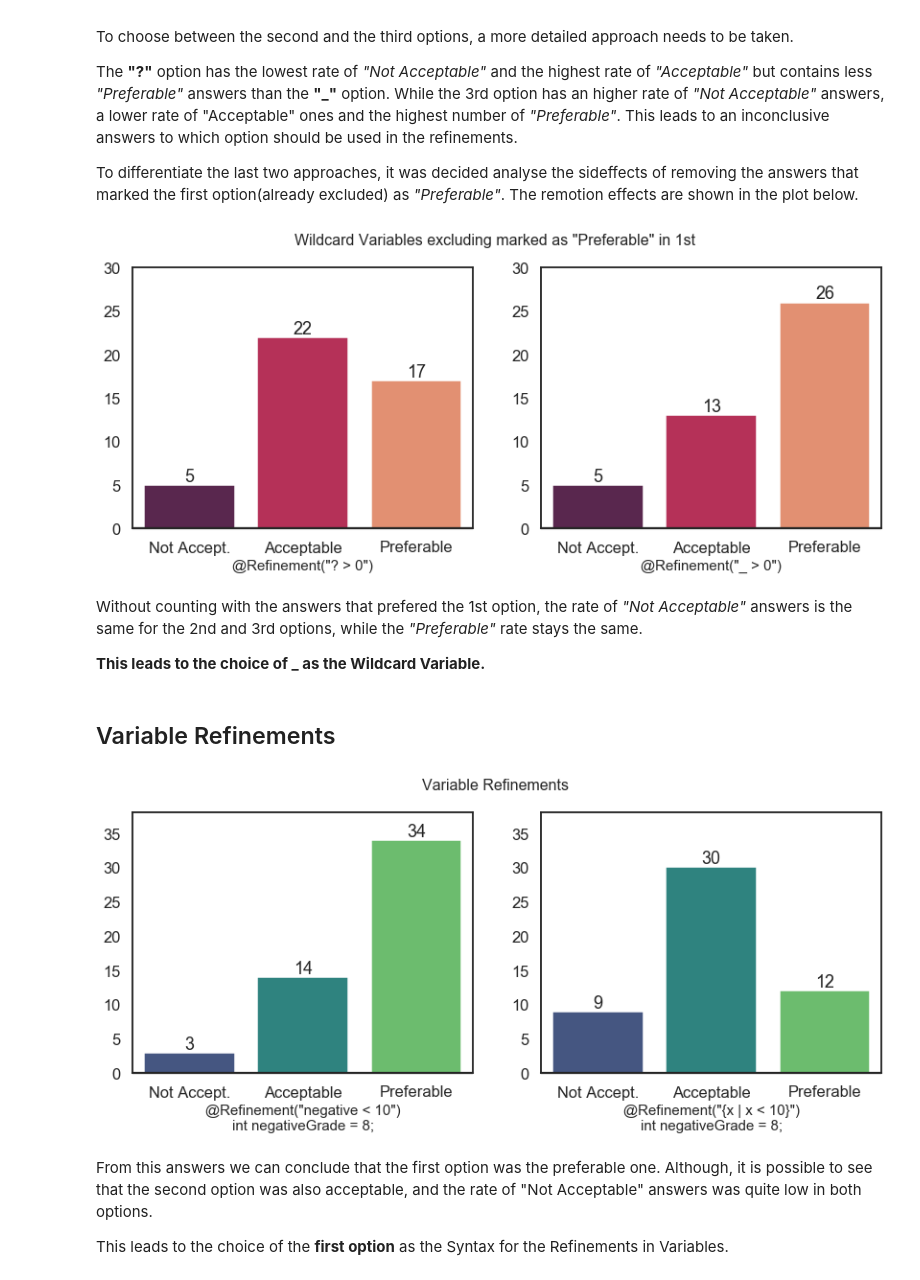
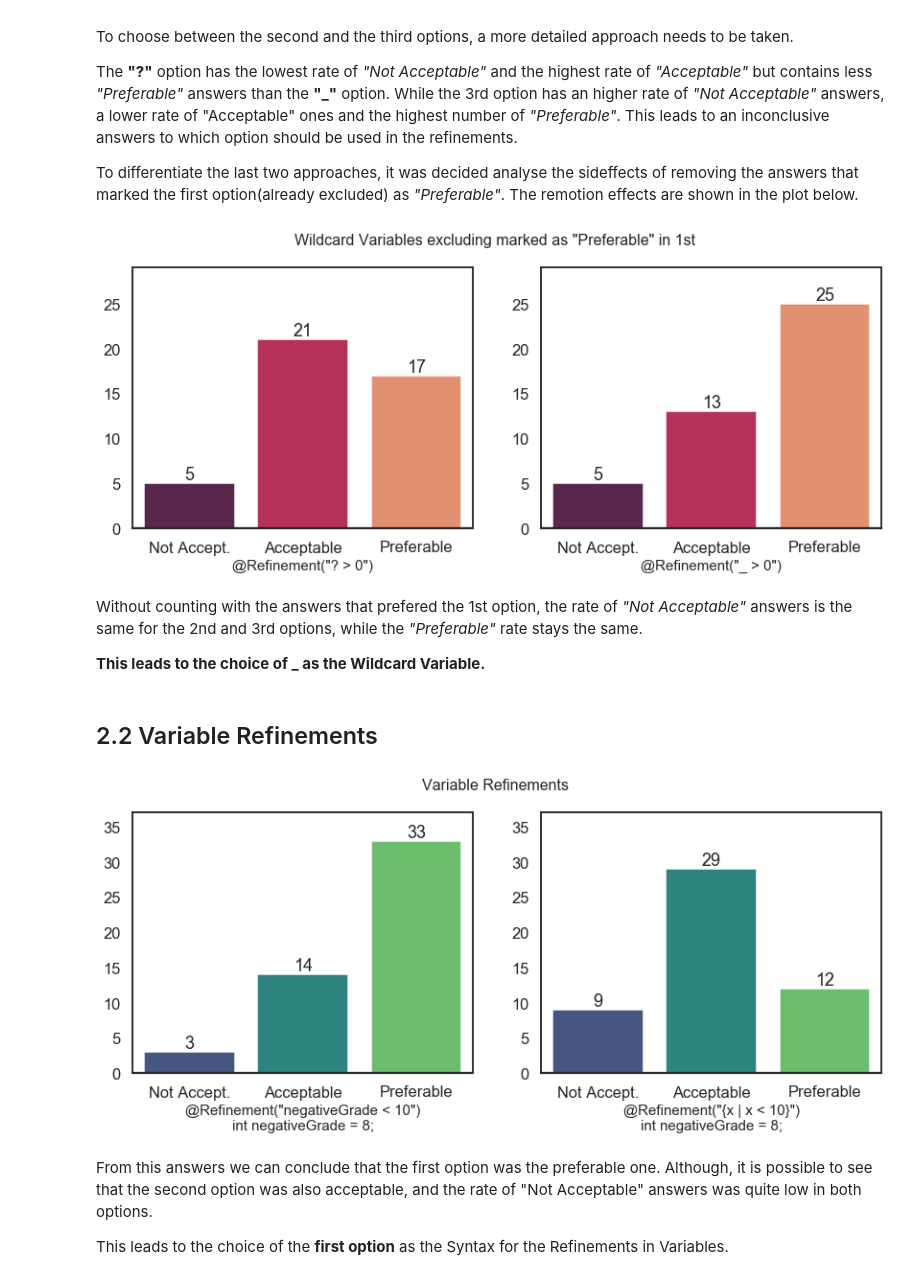
Before and after one commit to CatarinaGamboa/liquidjava, a Jupyter notebook: syntax_survey/analysis.ipynb, the cells around one changed output. Saved outputs shown, nothing was run; the diff lists cells and outputs as text; code cells hidden in the pictures.

```diff
--- a/syntax_survey/analysis.ipynb
+++ b/syntax_survey/analysis.ipynb
@@ -29,6 +29,7 @@ def load_answers (csv_file):
             ans = ans[1:18] #remove timestamp, comments and email
             for i in range(len(ans)) :
                 ans[i] = re.sub('\=.*', '', ans[i])
+                ans[i] = re.sub('"', '', ans[i])
             ans_matrix.append(ans)
     return ans_matrix
 
@@ -38,8 +39,8 @@ print("Number of answers:", len(answers_array),"\n")
 Number of answers: 53
 # %%
 notFamiliar, vagFamiliar, familiar, veryFamiliar = \
-'"Not familiar"', '"Vaguely familiar"', '"Familiar"', '"Very familiar"'
-notAccept, accept, pref = '"Not acceptable"', '"Acceptable"', '"Preferable"'
+'Not familiar', 'Vaguely familiar', 'Familiar', 'Very familiar'
+notAccept, accept, pref = 'Not acceptable', 'Acceptable', 'Preferable'
 fJava, fFun, fJML, fRefs = "fam_java","fam_functional","fam_jml", "fam_refs"
 wildC, var, mets, alias, ghost = "wildcard_", "variables_", "methods_", "alias_", "ghost_"
 
@@ -110,5 +138,5 @@ From these three, two marked the remaining background questions as *"Not Familia
 # %%
 answers_pd = answers_pd.drop(38)
 answers_pd = answers_pd.drop(40)
-#answers_pd = answers_pd.drop(50) #??
+answers_pd = answers_pd.drop(50)
 # %% [markdown]
@@ -197,19 +227,19 @@ answers_pd2.drop(answers_pd2 .loc[answers_pd2["wildcard_0"] == pref].index, inpl
 labelNames = labelNames[1:]
 barsPlot('Wildcard Variables excluding marked as "Preferable" in 1st', labelNames, answers_pd2, wildC, [1,2])
 # %% [output]
-[figure, old version]
+[figure, new version]
 # %% [markdown]
 Without counting with the answers that prefered the 1st option, the rate of *"Not Acceptable"* answers is the same for the 2nd and 3rd options, while the *"Preferable"* rate stays the same.
 
 **This leads to the choice of _ as the Wildcard Variable.**
 # %% [markdown]
-## Variable Refinements
+## 2.2 Variable Refinements
 # %%
-labelNames = ['@Refinement("negative < 10")\nint negativeGrade = 8;',
+labelNames = ['@Refinement("negativeGrade < 10")\nint negativeGrade = 8;',
               ""'@Refinement("{x | x < 10}")\nint negativeGrade = 8;']
 barsPlot("Variable Refinements", labelNames, answers_pd, var, range(2), palette="viridis")
 # %% [output]
-[figure, old version]
+[figure, new version]
 # %% [markdown]
 From this answers we can conclude that the first option was the preferable one. Although, it is possible to see that the second option was also acceptable, and the rate of "Not Acceptable" answers was quite low in both options.
 
```
Also changed, not shown: parts of 46 cells of this notebook.
